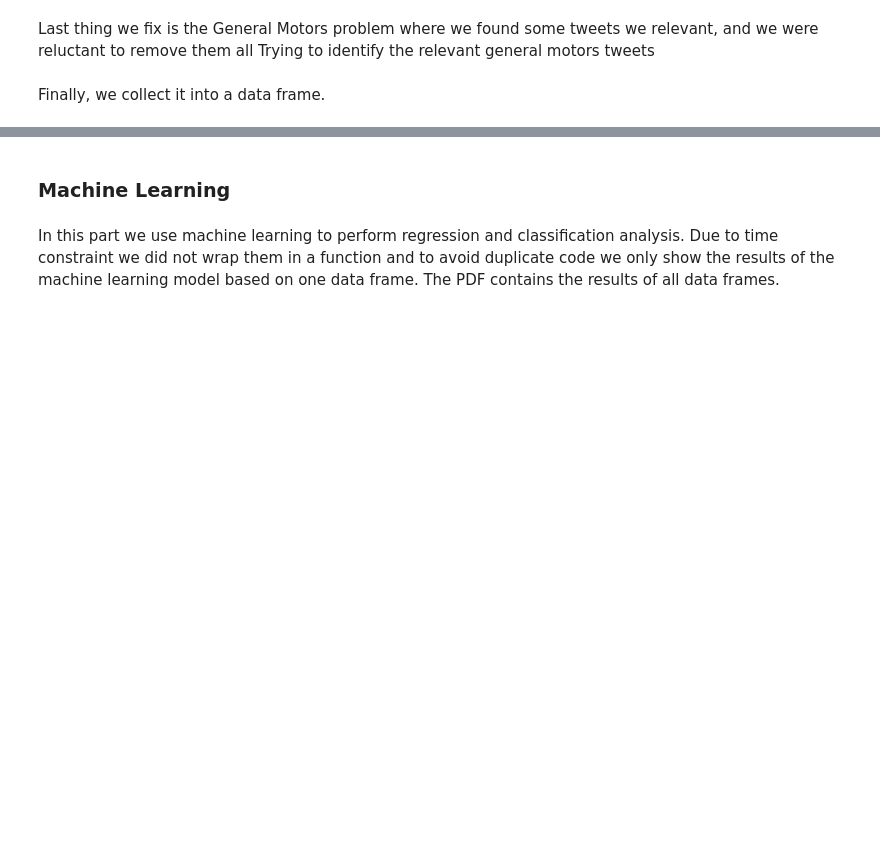
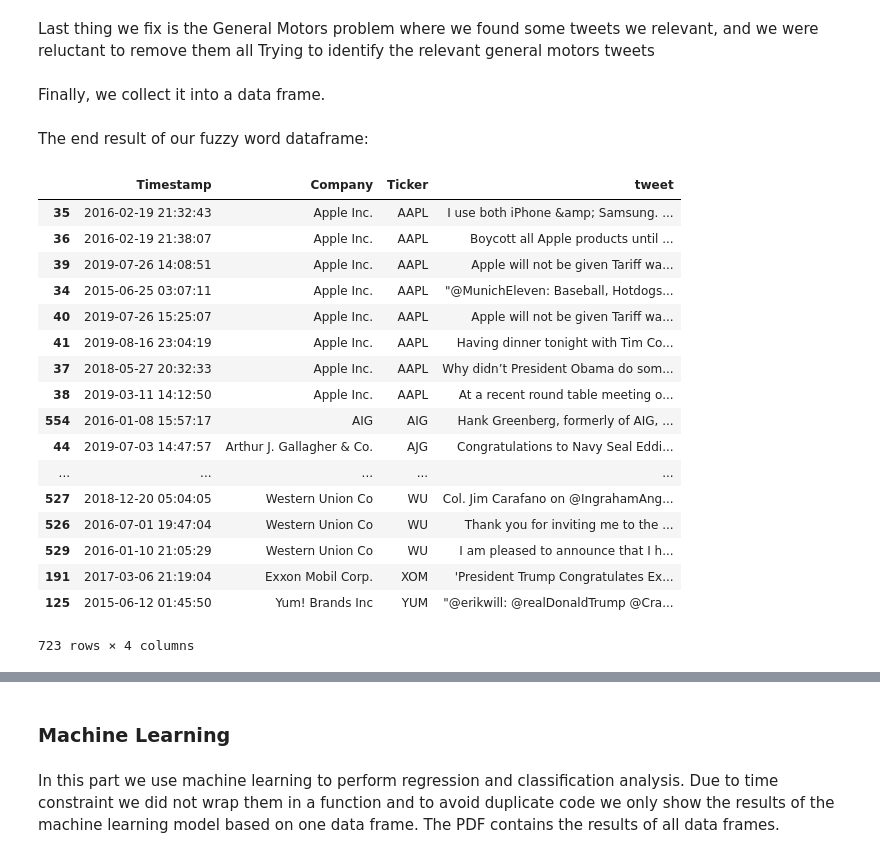
Before and after one commit to BjornCilleborg/sds2019, a Jupyter notebook: EXAM PROJECT/Exam Project.ipynb, the cells around one changed output, grey strips where cells are left out. Drawn from its saved outputs; the diff is of its cells as text; code cells hidden in the pictures; blank space fills up the shorter version.

```diff
--- a/EXAM PROJECT/Exam Project.ipynb
+++ b/EXAM PROJECT/Exam Project.ipynb
@@ -880,3 +883,27 @@ df_relevant = pd.DataFrame(d_relevant)
 df_relevant.head()
 # %%
 pickle.dump(df_relevant, open( "df_relevant.p", "wb" ) ) # saving data frame to a pickle file
+# %% [markdown]
+The end result of our fuzzy word dataframe:
+# %%
+df_relevant_t = pickle.load( open( "df_relevant.p", "rb" ) )
+df_relevant_t.sort_values(by='Ticker')
+# %% [output]
+|  | Timestamp | Company | Ticker | tweet |
+| 35 | 2016-02-19 21:32:43 | Apple Inc. | AAPL | I use both iPhone &amp; Samsung. ... |
+| 36 | 2016-02-19 21:38:07 | Apple Inc. | AAPL | Boycott all Apple products until ... |
+| 39 | 2019-07-26 14:08:51 | Apple Inc. | AAPL | Apple will not be given Tariff wa... |
+| 34 | 2015-06-25 03:07:11 | Apple Inc. | AAPL | "@MunichEleven: Baseball, Hotdogs... |
+| 40 | 2019-07-26 15:25:07 | Apple Inc. | AAPL | Apple will not be given Tariff wa... |
+| 41 | 2019-08-16 23:04:19 | Apple Inc. | AAPL | Having dinner tonight with Tim Co... |
+| 37 | 2018-05-27 20:32:33 | Apple Inc. | AAPL | Why didn’t President Obama do som... |
+| 38 | 2019-03-11 14:12:50 | Apple Inc. | AAPL | At a recent round table meeting o... |
+| 554 | 2016-01-08 15:57:17 | AIG | AIG | Hank Greenberg, formerly of AIG, ... |
+| 44 | 2019-07-03 14:47:57 | Arthur J. Gallagher & Co. | AJG | Congratulations to Navy Seal Eddi... |
+| ... | ... | ... | ... | ... |
+| 527 | 2018-12-20 05:04:05 | Western Union Co | WU | Col. Jim Carafano on @IngrahamAng... |
+| 526 | 2016-07-01 19:47:04 | Western Union Co | WU | Thank you for inviting me to the ... |
+| 529 | 2016-01-10 21:05:29 | Western Union Co | WU | I am pleased to announce that I h... |
+| 191 | 2017-03-06 21:19:04 | Exxon Mobil Corp. | XOM | 'President Trump Congratulates Ex... |
+| 125 | 2015-06-12 01:45:50 | Yum! Brands Inc | YUM | "@erikwill: @realDonaldTrump @Cra... |
+723 rows × 4 columns
```
Also changed, not shown: parts of 49 cells of this notebook.
